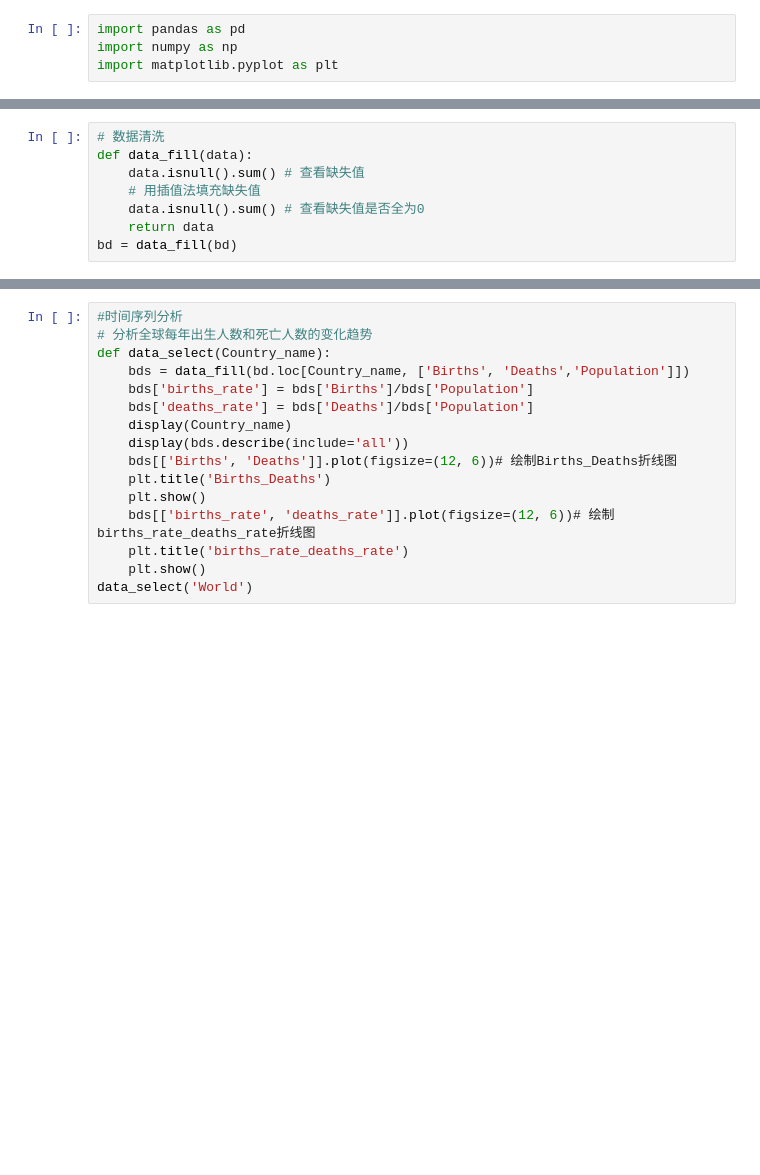
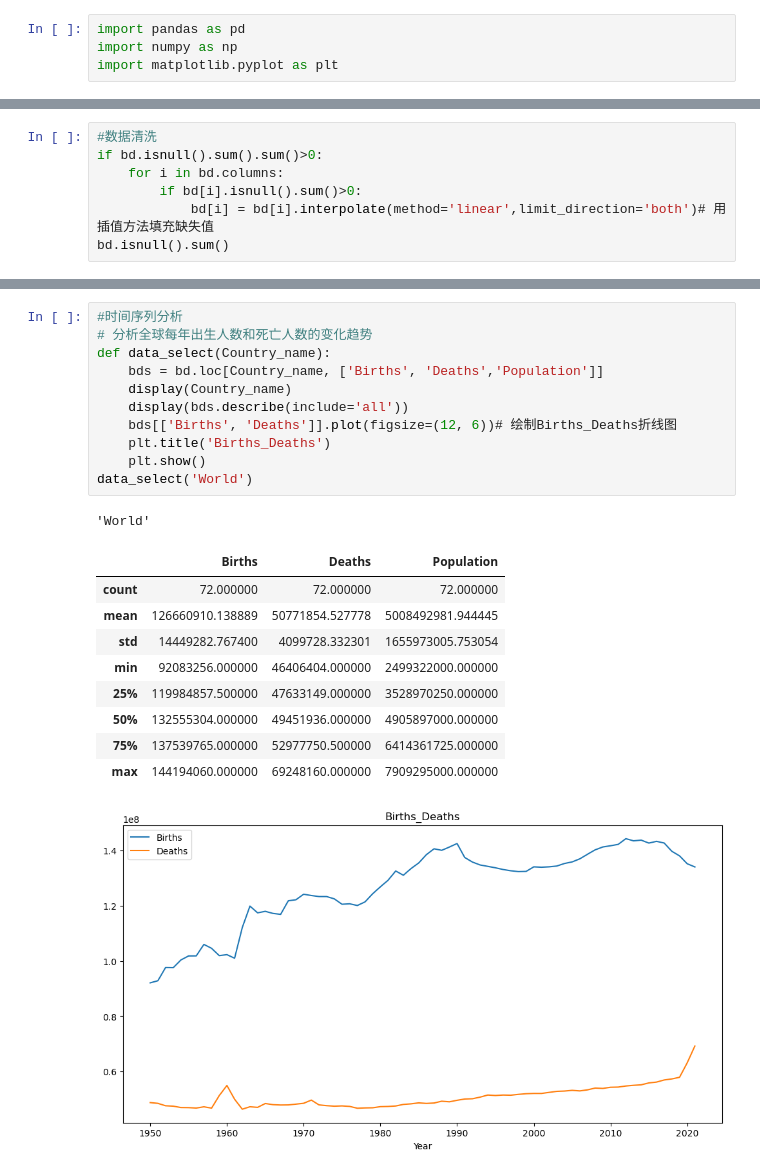
Before and after one commit to h3nng/pythonProject4, a Jupyter notebook: 1.ipynb, the cells around one changed output, grey strips where cells are left out. Cells and saved outputs as stored; diff of their text form; blank space fills up the shorter version.

```diff
--- a/1.ipynb
+++ b/1.ipynb
@@ -72,8 +59,0 @@ class Stack(object):
-# %%
-# 数据清洗
-def data_fill(data):
-    data.isnull().sum() # 查看缺失值
-    # 用插值法填充缺失值
-    data.isnull().sum() # 查看缺失值是否全为0
-    return data
-bd = data_fill(bd)
@@ -81,0 +77,7 @@ KeyboardInterrupt:
+# %%
+#数据清洗
+if bd.isnull().sum().sum()>0:
+    for i in bd.columns:
+        if bd[i].isnull().sum()>0:
+            bd[i] = bd[i].interpolate(method='linear',limit_direction='both')# 用插值方法填充缺失值
+bd.isnull().sum()
@@ -128,19 +189,26 @@ display(d_country)
 # %%
 #时间序列分析
 # 分析全球每年出生人数和死亡人数的变化趋势
 def data_select(Country_name):
-    bds = data_fill(bd.loc[Country_name, ['Births', 'Deaths','Population']])
-    bds['births_rate'] = bds['Births']/bds['Population']
-    bds['deaths_rate'] = bds['Deaths']/bds['Population']
+    bds = bd.loc[Country_name, ['Births', 'Deaths','Population']]
     display(Country_name)
     display(bds.describe(include='all'))
     bds[['Births', 'Deaths']].plot(figsize=(12, 6))# 绘制Births_Deaths折线图
     plt.title('Births_Deaths')
     plt.show()
-    bds[['births_rate', 'deaths_rate']].plot(figsize=(12, 6))# 绘制births_rate_deaths_rate折线图
-    plt.title('births_rate_deaths_rate')
-    plt.show()
 data_select('World')
+# %% [output]
+'World'
+|  | Births | Deaths | Population |
+| count | 72.000000 | 72.000000 | 72.000000 |
+| mean | 126660910.138889 | 50771854.527778 | 5008492981.944445 |
+| std | 14449282.767400 | 4099728.332301 | 1655973005.753054 |
+| min | 92083256.000000 | 46406404.000000 | 2499322000.000000 |
+| 25% | 119984857.500000 | 47633149.000000 | 3528970250.000000 |
+| 50% | 132555304.000000 | 49451936.000000 | 4905897000.000000 |
+| 75% | 137539765.000000 | 52977750.500000 | 6414361725.000000 |
+| max | 144194060.000000 | 69248160.000000 | 7909295000.000000 |
+[figure, added]
 # %%
 index = ['China', 'India', 'United States','United Kingdom']
 for i in index:# 分析美国,印度,美国,英国的出生人数趋势
```
Also changed, not shown: parts of 14 cells of this notebook, 1 other file.
